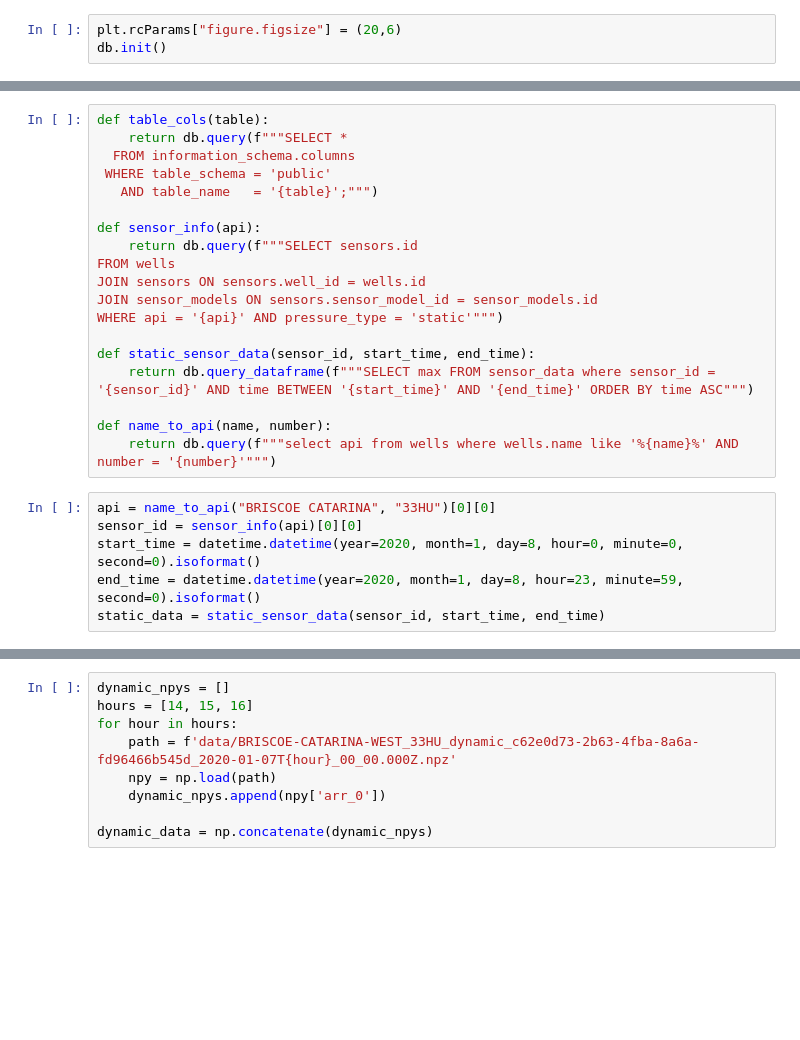
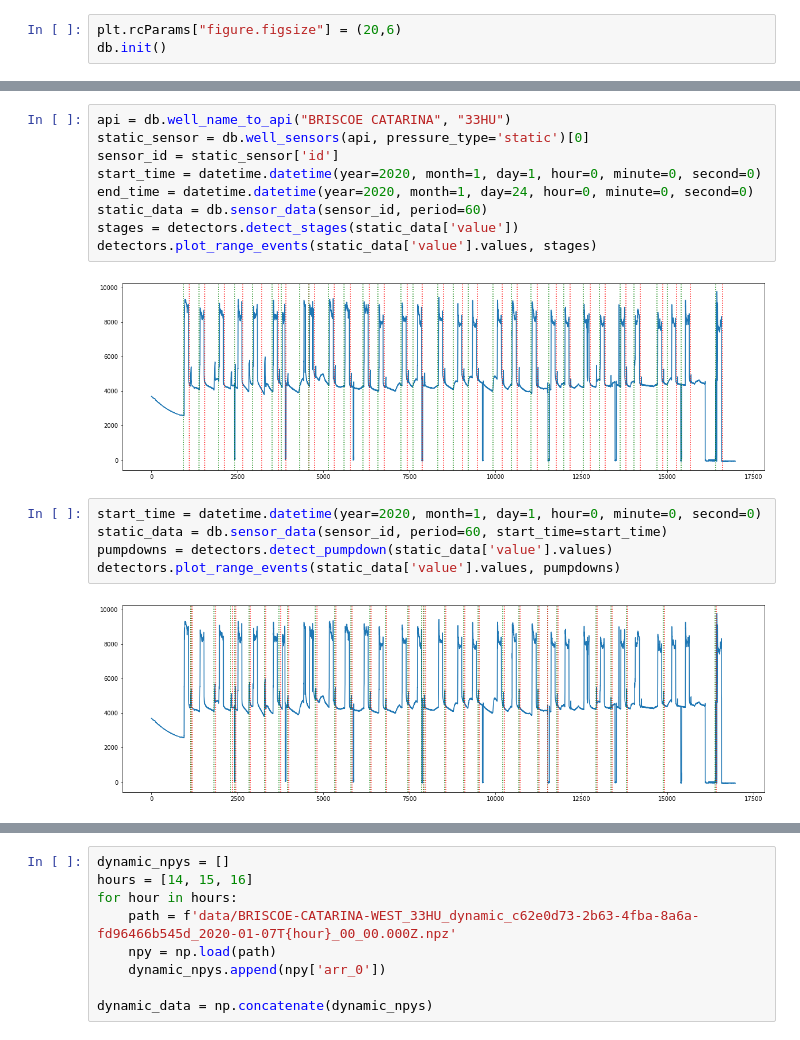
Before and after one commit to endlessformsOR/frac_score_ml_3_nov, a Jupyter notebook: notebooks/spectral_analysis.ipynb, the cells around one changed output, grey strips where cells are left out. Drawn from its saved outputs; the diff is of its cells as text; blank space fills up the shorter version.

Commit message:
Pulling notebook into library and implementing first detectors.

```diff
--- a/notebooks/spectral_analysis.ipynb
+++ b/notebooks/spectral_analysis.ipynb
@@ -77,25 +57,18 @@ FileNotFoundError: [Errno 2] No such file or directory: 'data/tmp_data.npz'
-# %%
-def table_cols(table):
-    return db.query(f"""SELECT *
-  FROM information_schema.columns
- WHERE table_schema = 'public'
-   AND table_name   = '{table}';""")
-
-def sensor_info(api):
-    return db.query(f"""SELECT sensors.id
-FROM wells
-JOIN sensors ON sensors.well_id = wells.id
-JOIN sensor_models ON sensors.sensor_model_id = sensor_models.id
-WHERE api = '{api}' AND pressure_type = 'static'""")
-
-def static_sensor_data(sensor_id, start_time, end_time):
-    return db.query_dataframe(f"""SELECT max FROM sensor_data where sensor_id = '{sensor_id}' AND time BETWEEN '{start_time}' AND '{end_time}' ORDER BY time ASC""")
-
-def name_to_api(name, number):
-    return db.query(f"""select api from wells where wells.name like '%{name}%' AND number = '{number}'""")
 # %%
-api = name_to_api("BRISCOE CATARINA", "33HU")[0][0]
-sensor_id = sensor_info(api)[0][0]
-start_time = datetime.datetime(year=2020, month=1, day=8, hour=0, minute=0, second=0).isoformat()
-end_time = datetime.datetime(year=2020, month=1, day=8, hour=23, minute=59, second=0).isoformat()
-static_data = static_sensor_data(sensor_id, start_time, end_time)
+api = db.well_name_to_api("BRISCOE CATARINA", "33HU")
+static_sensor = db.well_sensors(api, pressure_type='static')[0]
+sensor_id = static_sensor['id']
+start_time = datetime.datetime(year=2020, month=1, day=1, hour=0, minute=0, second=0)
+end_time = datetime.datetime(year=2020, month=1, day=24, hour=0, minute=0, second=0)
+static_data = db.sensor_data(sensor_id, period=60)
+stages = detectors.detect_stages(static_data['value'])
+detectors.plot_range_events(static_data['value'].values, stages)
+# %% [output]
+[figure, added]
+# %%
+start_time = datetime.datetime(year=2020, month=1, day=1, hour=0, minute=0, second=0)
+static_data = db.sensor_data(sensor_id, period=60, start_time=start_time)
+pumpdowns = detectors.detect_pumpdown(static_data['value'].values)
+detectors.plot_range_events(static_data['value'].values, pumpdowns)
+# %% [output]
+[figure, added]
```
Also changed, not shown: parts of 7 cells of this notebook, 3 other files.
